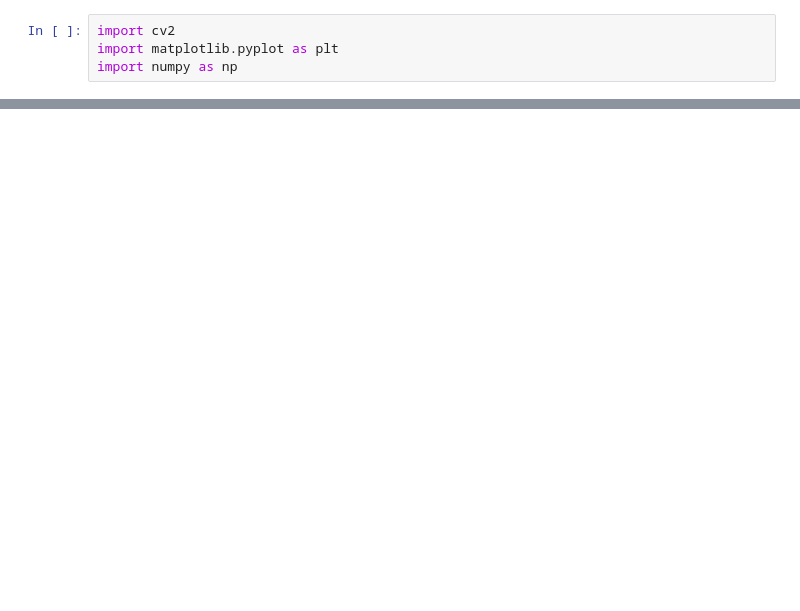
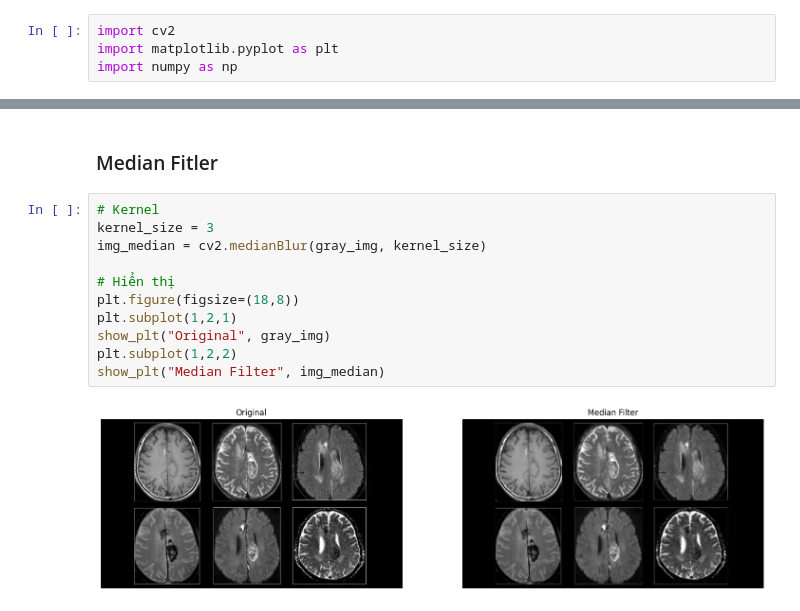
Before and after one commit to CaPPok/ComputerVision, a Jupyter notebook: module2.ipynb, the cells around one changed output, grey strips where cells are left out. Saved outputs shown, nothing was run; the diff lists cells and outputs as text; blank space fills up the shorter version.

```diff
--- a/module2.ipynb
+++ b/module2.ipynb
@@ -119,0 +62,15 @@ show_plt("Laplace", gl)
+# %% [markdown]
+### Median Fitler
+# %%
+# Kernel
+kernel_size = 3
+img_median = cv2.medianBlur(gray_img, kernel_size)
+
+# Hiển thị
+plt.figure(figsize=(18,8))
+plt.subplot(1,2,1)
+show_plt("Original", gray_img)
+plt.subplot(1,2,2)
+show_plt("Median Filter", img_median)
+# %% [output]
+[figure, added]
```
Also changed, not shown: parts of 29 cells of this notebook.
